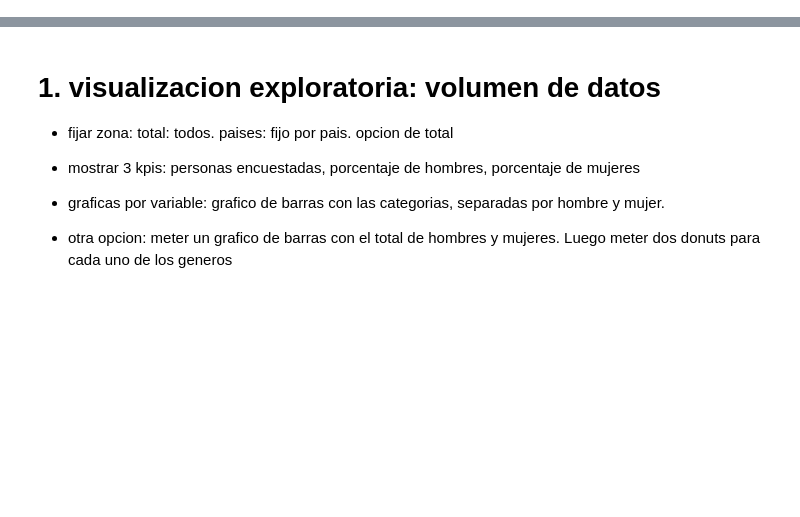
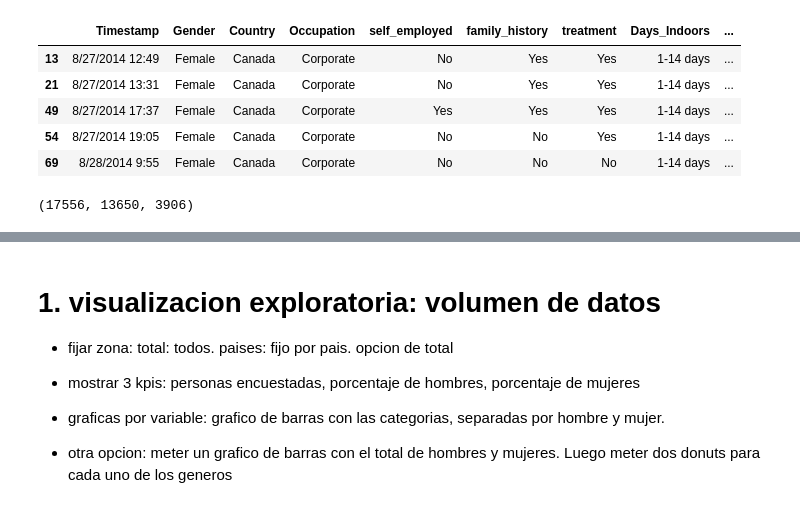
Before and after one commit to josrodand/data_viz_pra, a Jupyter notebook: app_test.ipynb, the cells around one changed output, grey strips where cells are left out. Saved outputs shown, nothing was run; the diff lists cells and outputs as text; code cells hidden in the pictures; blank space fills up the shorter version.

```diff
--- a/app_test.ipynb
+++ b/app_test.ipynb
@@ -77,0 +31,14 @@ Name: count, dtype: int64
+# %%
+df_country = data_pipeline.filter_country(country="Canada")
+df_country.head()
+# %% [output]
+|  | Timestamp | Gender | Country | Occupation | self_employed | family_history | treatment | Days_Indoors | ... |
+| 13 | 8/27/2014 12:49 | Female | Canada | Corporate | No | Yes | Yes | 1-14 days | ... |
+| 21 | 8/27/2014 13:31 | Female | Canada | Corporate | No | Yes | Yes | 1-14 days | ... |
+| 49 | 8/27/2014 17:37 | Female | Canada | Corporate | Yes | Yes | Yes | 1-14 days | ... |
+| 54 | 8/27/2014 19:05 | Female | Canada | Corporate | No | No | Yes | 1-14 days | ... |
+| 69 | 8/28/2014 9:55 | Female | Canada | Corporate | No | No | No | 1-14 days | ... |
+# %%
+data_pipeline.get_kpi_obs(country='Canada')
+# %% [output]
+(17556, 13650, 3906)
```
Also changed, not shown: parts of 24 cells of this notebook, 4 other files.
